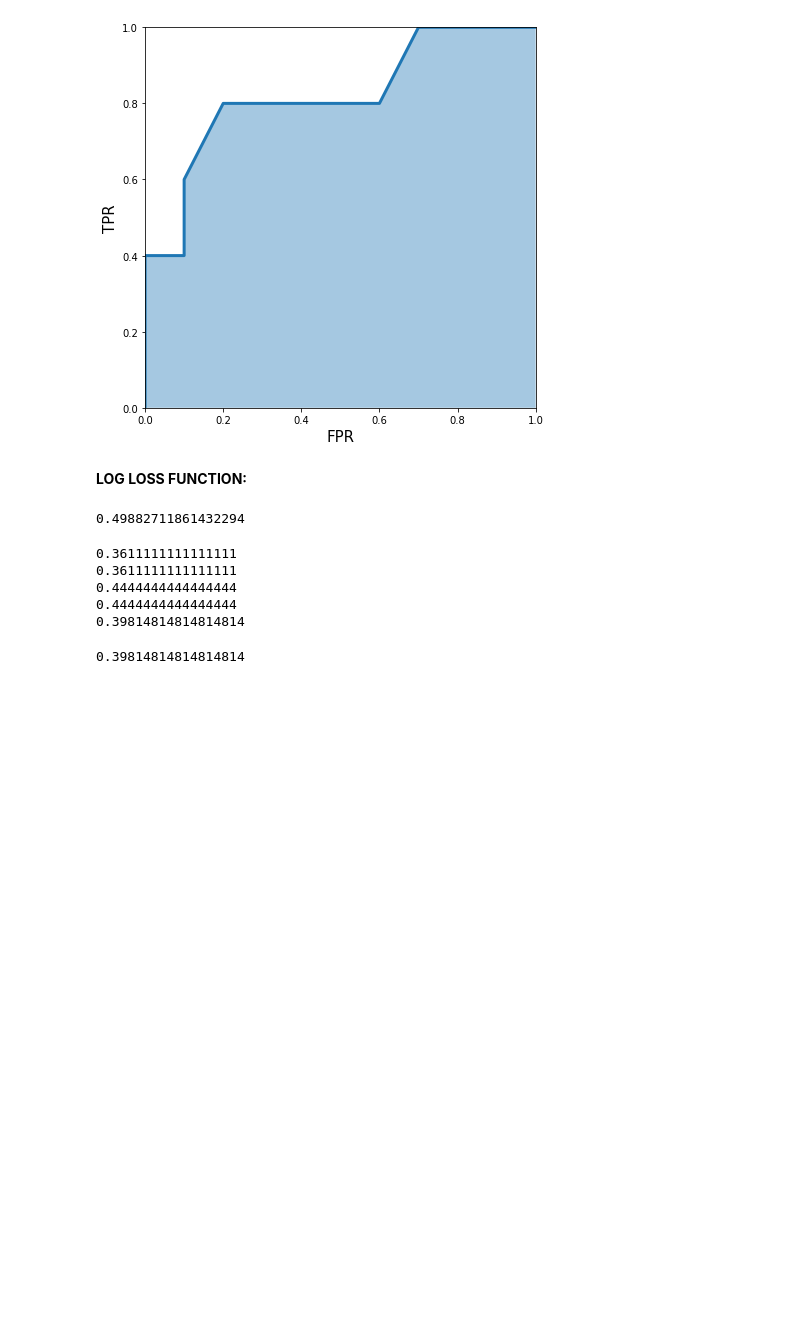
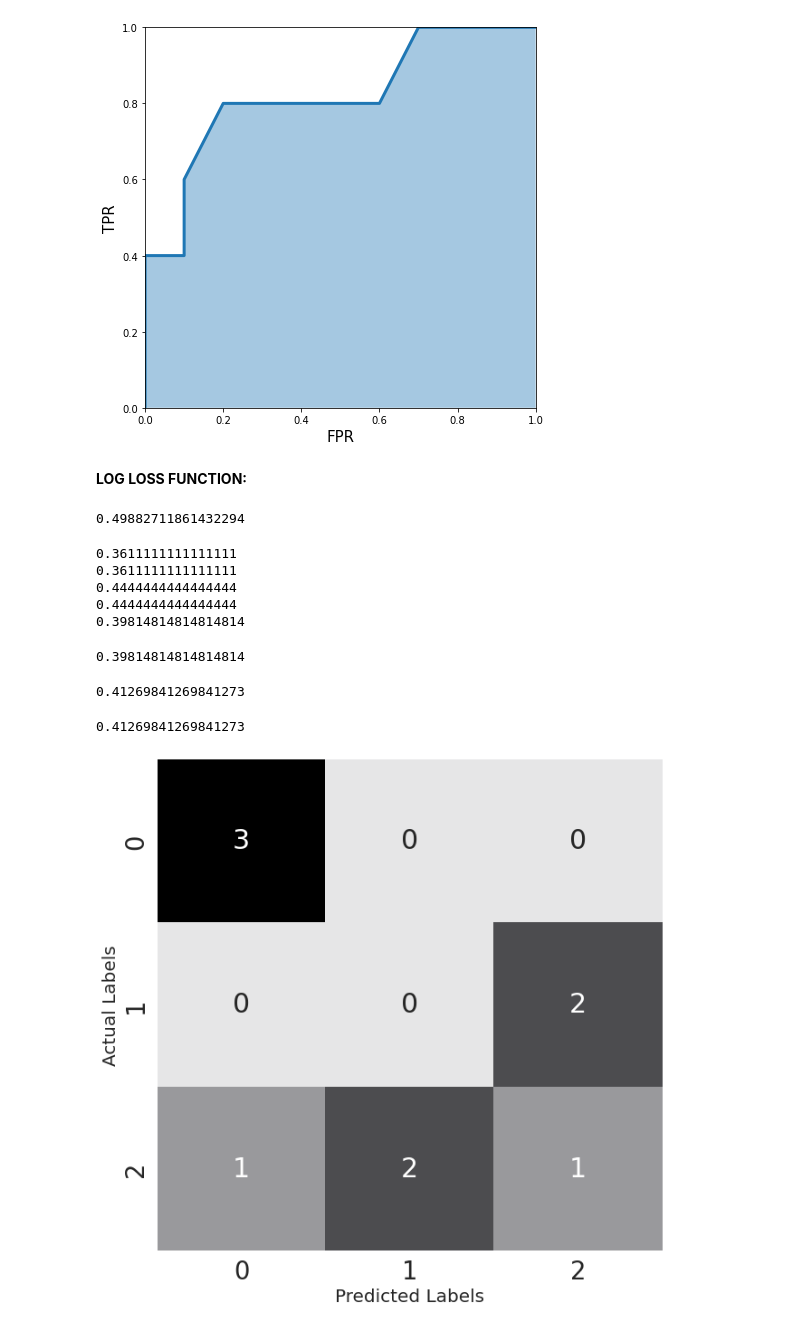
Before and after one commit to ThinamXx/ApproachingAnyMachineLearning, a Jupyter notebook: 02. Evaluation Metrics/Evaluation Metrics.ipynb, the cells around one changed output. Drawn from its saved outputs; the diff is of its cells as text; code cells hidden in the pictures; blank space fills up the shorter version.

```diff
--- a/02. Evaluation Metrics/Evaluation Metrics.ipynb
+++ b/02. Evaluation Metrics/Evaluation Metrics.ipynb
@@ -311,3 +311,48 @@ metrics.precision_score(y_true, y_pred, average="weighted")     # Getting Weight
 0.4444444444444444
 0.39814814814814814
 0.39814814814814814
+# %%
+#@ INITIALIZING WEIGHTED F1 SCORE:
+def weighted_f1(y_true, y_pred):                              # Defining Function.
+    """
+    Function to calculate weighted f1 score.
+    :param y_true: list of true values.
+    :param y_proba: list of predicted values.
+    :return: weighted f1 score.
+    """
+    num_classes = len(np.unique(y_true))                      # Initializing number of classes.
+    class_counts = Counter(y_true)                            # Initializing sample count dictionary.
+    f1 = 0                                                    # Initializing f1.
+    for class_ in range(num_classes):                         # Iterating over all classes.
+        temp_true = [1 if p==class_ else 0 for p in y_true]   # Initialization.
+        temp_pred = [1 if p==class_ else 0 for p in y_pred]   # Initialization.
+        p = precision(temp_true, temp_pred)                   # Calculating precision.
+        r = recall(temp_true, temp_pred)                      # Calculating recall.
+        if p + r != 0:
+            temp_f1 = 2 * p * r / (p + r)                     # Calculating f1 score.
+        else:
+            temp_f1 = 0
+        weighted_f1 = class_counts[class_] * temp_f1          # Multiplication.
+        f1 += weighted_f1                                     # Addition.
+    overall_f1 = f1 / len(y_true)                             # Initializing overall f1.
+    return overall_f1
+
+#@ IMPLEMENTATION OF WEIGHTED F1:
+print(weighted_f1(y_true, y_pred))                            # Getting f1 score.
+metrics.f1_score(y_true, y_pred, average="weighted")          # Getting f1 score.
+# %% [output]
+0.41269841269841273
+0.41269841269841273
+# %%
+#@ PLOTTING CONFUSION MATRIX:
+cm = metrics.confusion_matrix(y_true, y_pred)                 # Initializing confusion matrix.
+plt.figure(figsize=(10, 10))
+cmap = sns.cubehelix_palette(50, hue=0.05, rot=0, light=0.9,
+                             dark=0, as_cmap=True)
+sns.set(font_scale=2.5)
+sns.heatmap(cm, annot=True, cmap=cmap, cbar=False)
+plt.xlabel("Predicted Labels", fontsize=20)
+plt.ylabel("Actual Labels", fontsize=20)
+plt.show();
+# %% [output]
+[figure, added]
```
Also changed, not shown: parts of 2 cells of this notebook.
